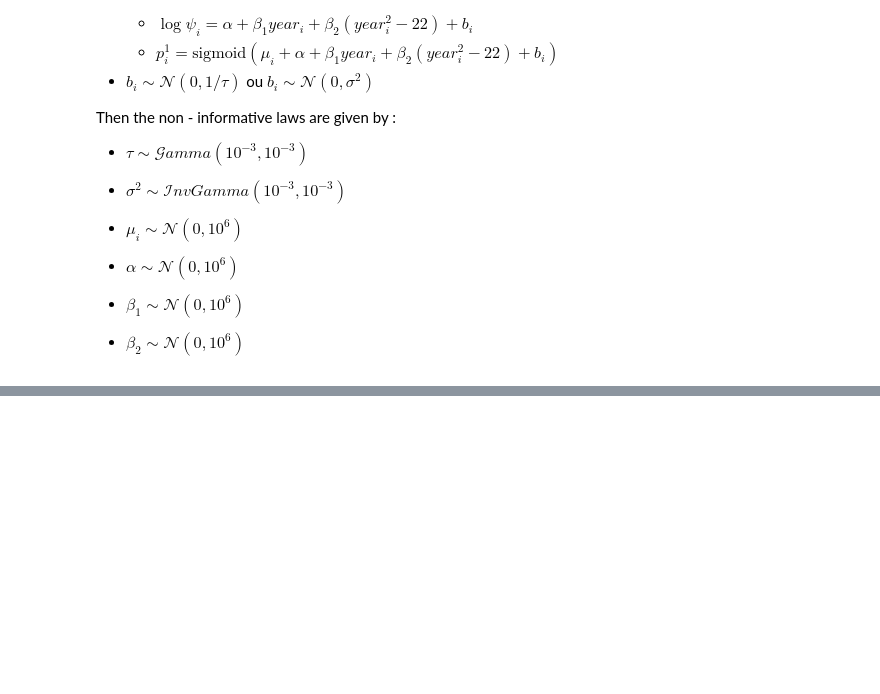
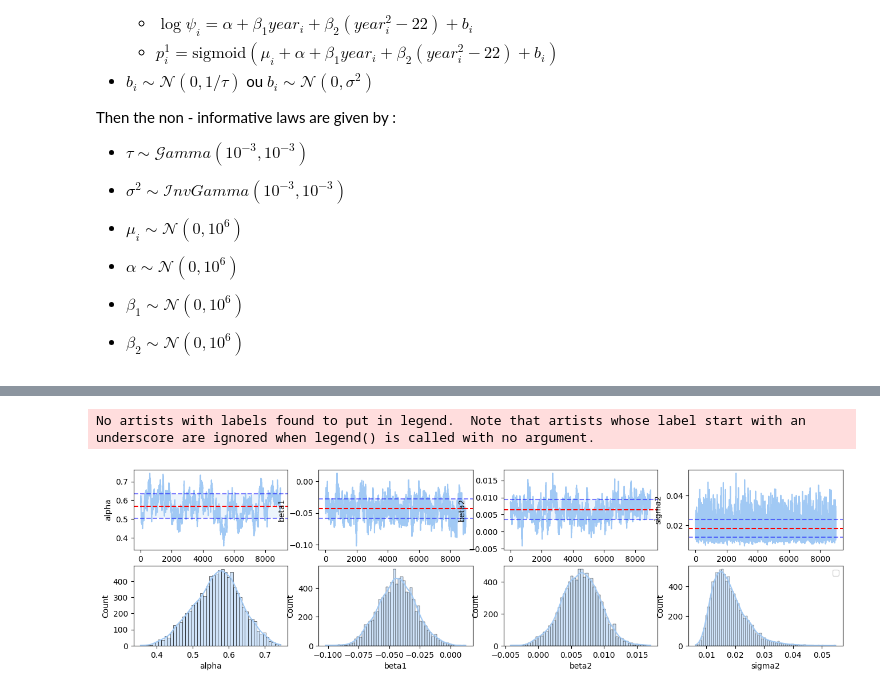
Before and after one commit to Abdellah-Laassairi/bayes-oxford-smooth-fit-to-log-odds-ratios, a Jupyter notebook: notebook.ipynb, the cells around one changed output, grey strips where cells are left out. Drawn from its saved outputs; the diff is of its cells as text; code cells hidden in the pictures; blank space fills up the shorter version.

Commit message:
Fixed data erreur and added logpsi BUGS

```diff
--- a/notebook.ipynb
+++ b/notebook.ipynb
@@ -107,0 +330,2 @@ def init_chain_2(df):
+# %%
+chain_1, chain_2, chain_3 = gibbs(10**4, df)
@@ -107,0 +338,7 @@ def init_chain_2(df):
+# %%
+results = pd.DataFrame()
+results['alpha']=alpha
+results['beta1']=beta1
+results['beta2']=beta2
+results['sigma2']=sigma2
+results.describe().T
@@ -107,0 +351,36 @@ def init_chain_2(df):
+# %%
+def plot(variable, ax):
+    """ Function to plot the Markov chain for a given variable.
+    """
+    sns.lineplot(
+        data=results,
+        x=results.index,
+        y=variable,
+        ax =ax,
+
+    )
+
+    # Add mean line
+    mean = results[variable].mean()
+    std = results[variable].std()
+    ax.axhline(y=mean, color="r", linestyle="--", label="Mean")
+    ax.axhline(y=mean+std, color="b", linestyle="--", label="+std", alpha = 0.5)
+    ax.axhline(y=mean-std, color="b", linestyle="--", label="-std", alpha = 0.5)
+
+    ax.fill_between(results.index, mean-std, mean+std, alpha=0.2)
+# %%
+sns.set_palette("pastel")
+
+fig, axs = plt.subplots(2,4)
+fig.set_size_inches(16,4)
+
+for i, variable in enumerate(results.columns):
+
+    plot(variable, axs[0][i] )
+    sns.histplot(results, x=variable, kde="True", fill=True,ax=axs[1][i])
+
+plt.legend()
+plt.show()
+# %% [output]
+No artists with labels found to put in legend.  Note that artists whose label start with an underscore are ignored when legend() is called with no argument.
+[figure, added]
```
Also changed, not shown: parts of 12 cells of this notebook.
